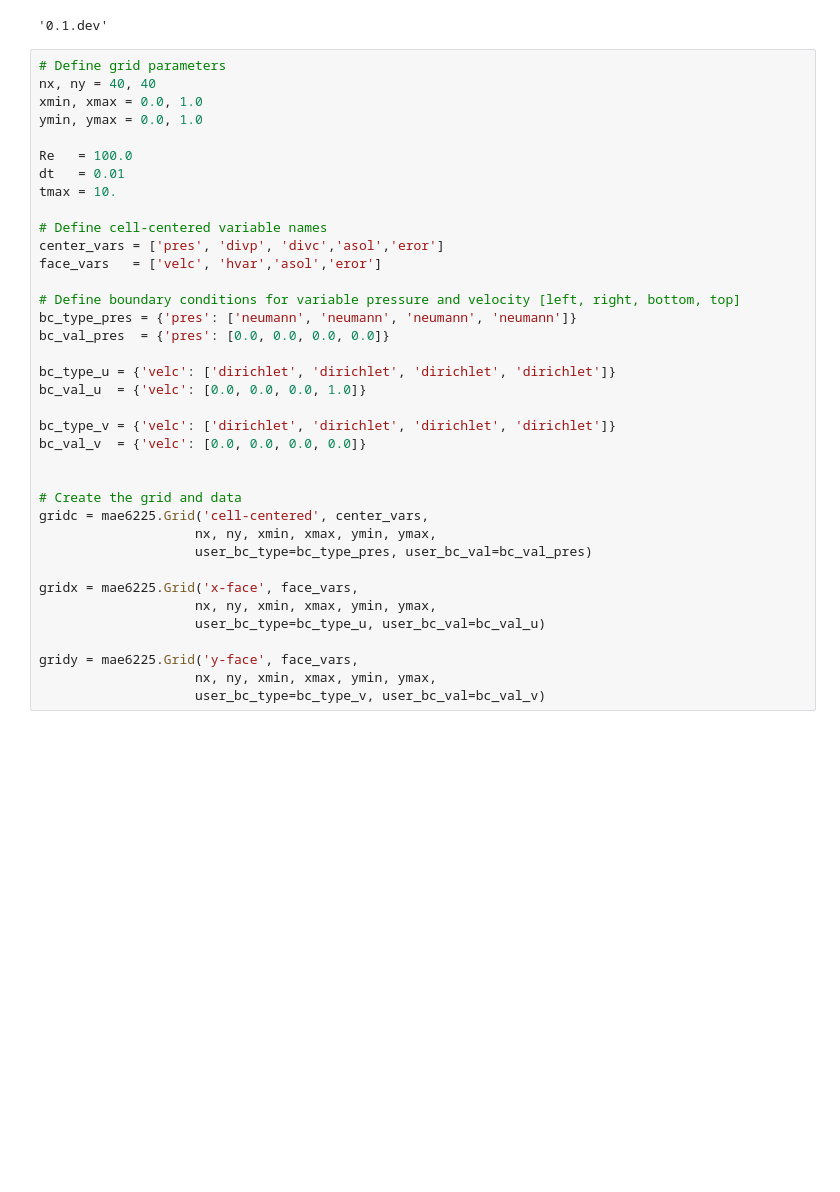
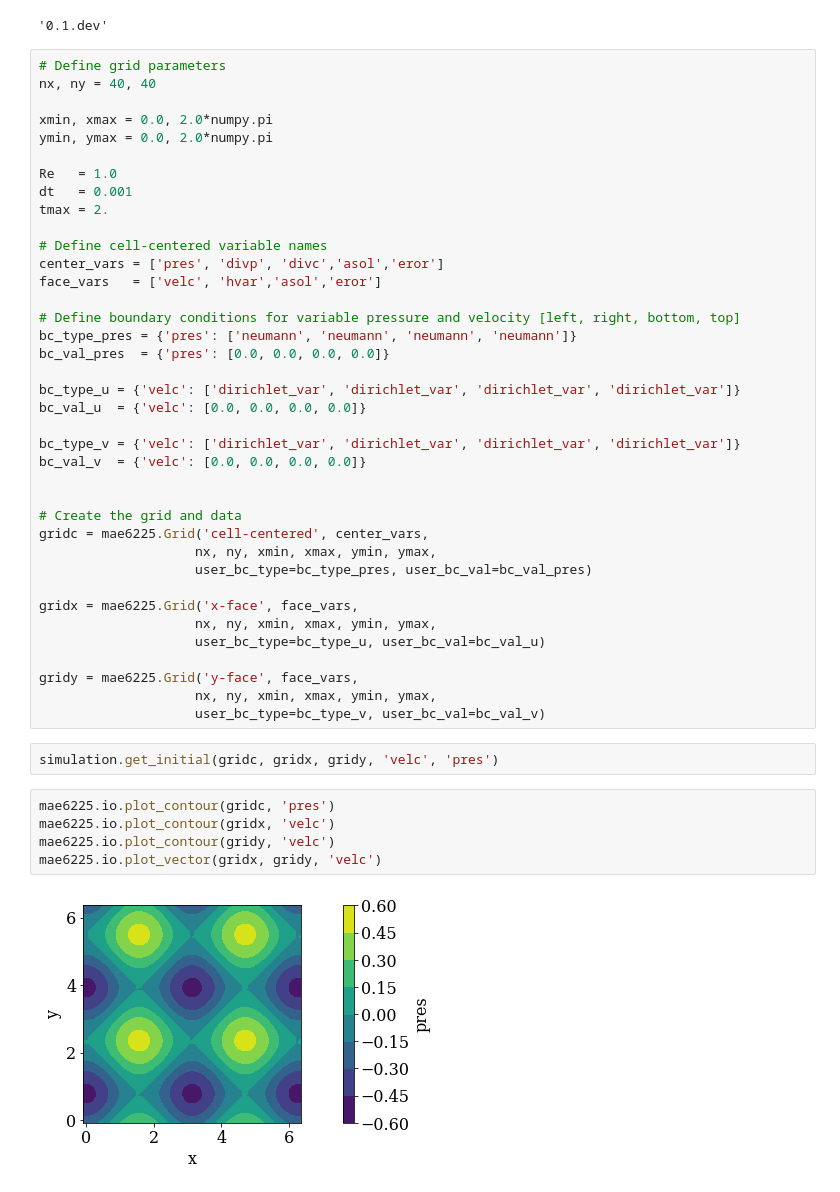
Before and after one commit to akashdhruv/FlowX, a Jupyter notebook: examples/ins/taylor_green_vortex/ins_euler_explicit.ipynb, the cells around one changed output. Saved outputs shown, nothing was run; the diff lists cells and outputs as text; blank space fills up the shorter version.

Commit message:
adding variable dirichlet BC implementation for TG problem in grid unit

```diff
--- a/examples/ins/taylor_green_vortex/ins_euler_explicit.ipynb
+++ b/examples/ins/taylor_green_vortex/ins_euler_explicit.ipynb
@@ -9,12 +9,13 @@ mae6225.__version__
 # %%
 # Define grid parameters
 nx, ny = 40, 40
-xmin, xmax = 0.0, 1.0
-ymin, ymax = 0.0, 1.0
 
-Re   = 100.0
-dt   = 0.01
-tmax = 10.
+xmin, xmax = 0.0, 2.0*numpy.pi
+ymin, ymax = 0.0, 2.0*numpy.pi
+
+Re   = 1.0
+dt   = 0.001
+tmax = 2.
 
 # Define cell-centered variable names
 center_vars = ['pres', 'divp', 'divc','asol','eror']
@@ -24,10 +25,10 @@ face_vars   = ['velc', 'hvar','asol','eror']
 bc_type_pres = {'pres': ['neumann', 'neumann', 'neumann', 'neumann']}
 bc_val_pres  = {'pres': [0.0, 0.0, 0.0, 0.0]}
 
-bc_type_u = {'velc': ['dirichlet', 'dirichlet', 'dirichlet', 'dirichlet']}
-bc_val_u  = {'velc': [0.0, 0.0, 0.0, 1.0]}
+bc_type_u = {'velc': ['dirichlet_var', 'dirichlet_var', 'dirichlet_var', 'dirichlet_var']}
+bc_val_u  = {'velc': [0.0, 0.0, 0.0, 0.0]}
 
-bc_type_v = {'velc': ['dirichlet', 'dirichlet', 'dirichlet', 'dirichlet']}
+bc_type_v = {'velc': ['dirichlet_var', 'dirichlet_var', 'dirichlet_var', 'dirichlet_var']}
 bc_val_v  = {'velc': [0.0, 0.0, 0.0, 0.0]}
 
 
@@ -43,3 +44,12 @@ gridx = mae6225.Grid('x-face', face_vars,
 gridy = mae6225.Grid('y-face', face_vars,
                     nx, ny, xmin, xmax, ymin, ymax,
                     user_bc_type=bc_type_v, user_bc_val=bc_val_v)
+# %%
+simulation.get_initial(gridc, gridx, gridy, 'velc', 'pres')
+# %%
+mae6225.io.plot_contour(gridc, 'pres')
+mae6225.io.plot_contour(gridx, 'velc')
+mae6225.io.plot_contour(gridy, 'velc')
+mae6225.io.plot_vector(gridx, gridy, 'velc')
+# %% [output]
+[figure, added]
```
Also changed, not shown: parts of 7 cells of this notebook, 3 other files.
